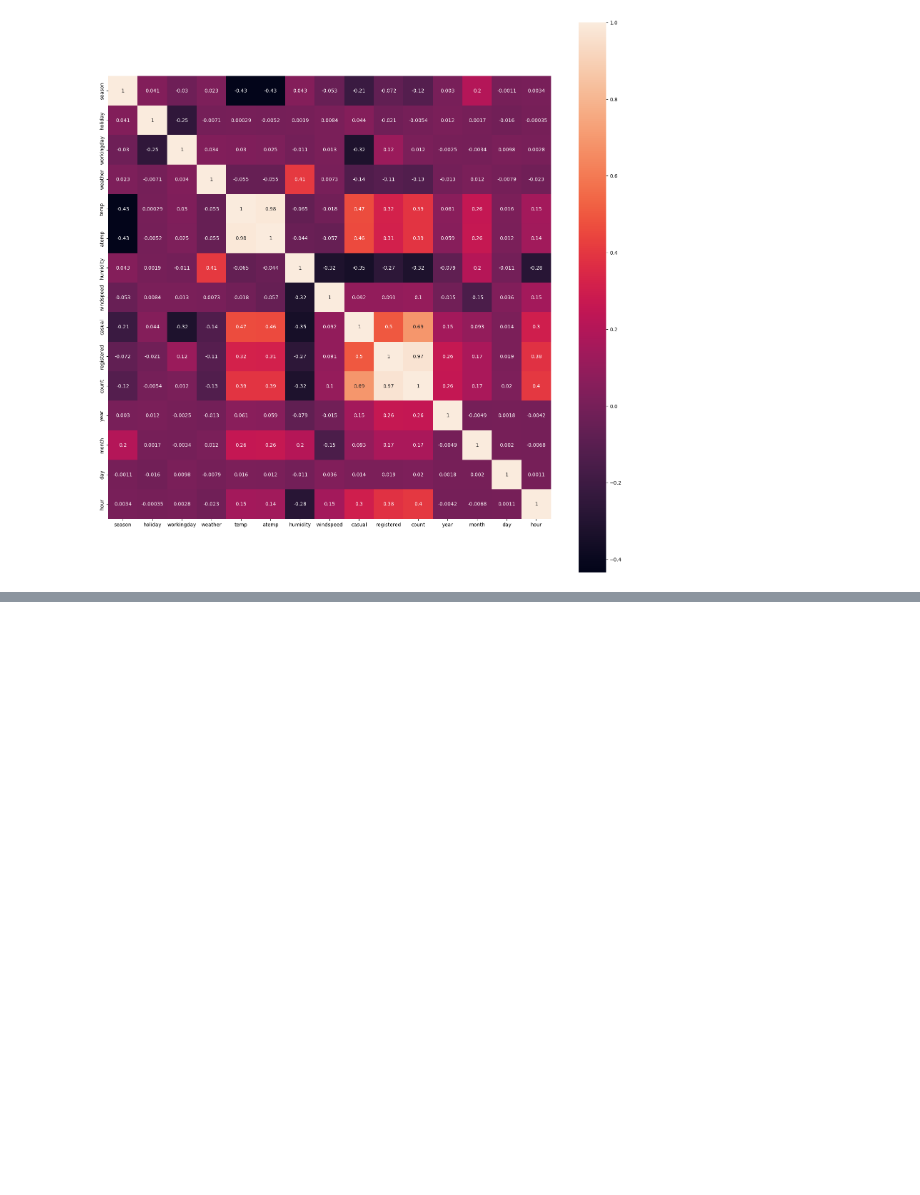
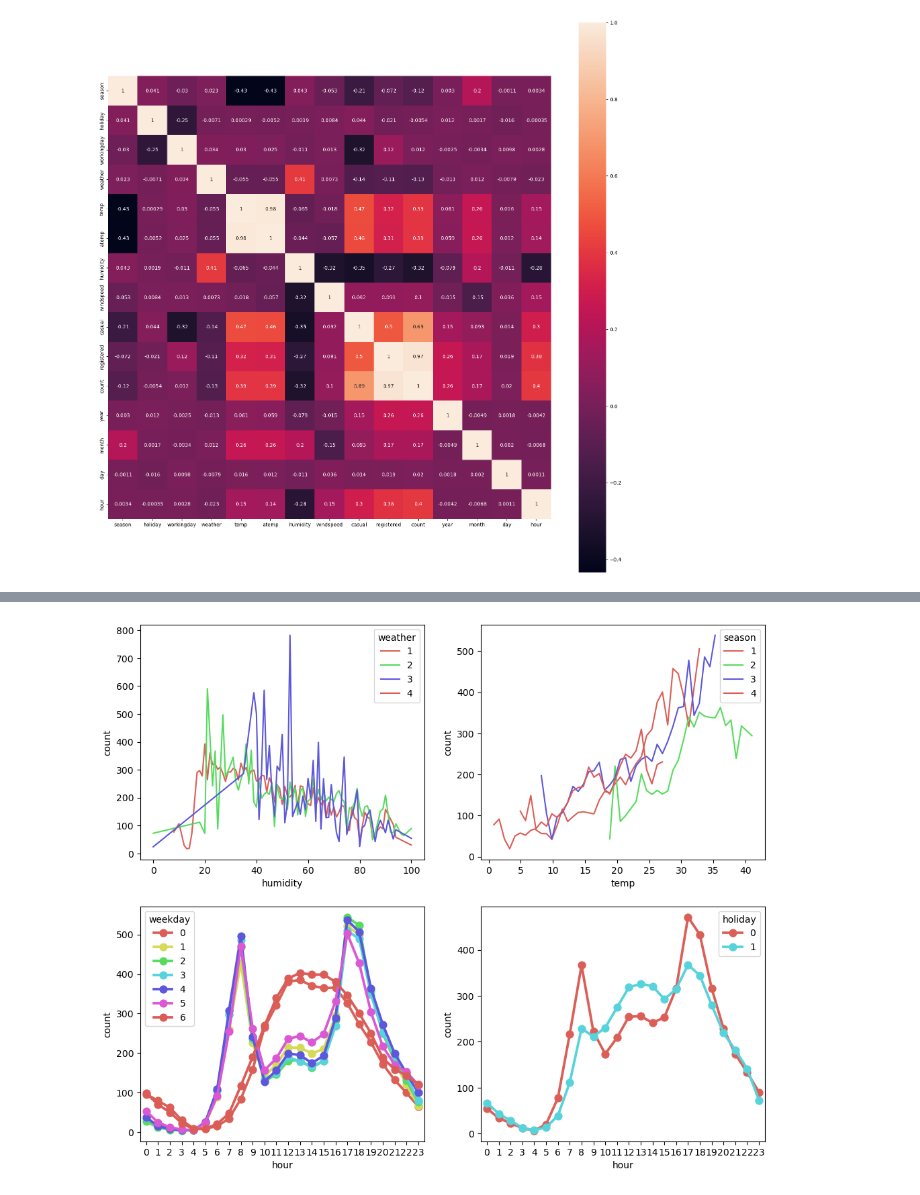
Before and after one commit to Ja-efan/DataScience, a Jupyter notebook: bike_sharing_demand.ipynb, the cells around one changed output, grey strips where cells are left out. Cells and saved outputs as stored; diff of their text form; code cells hidden in the pictures; blank space fills up the shorter version.

```diff
--- a/bike_sharing_demand.ipynb
+++ b/bike_sharing_demand.ipynb
@@ -306,0 +341,25 @@ ax = sns.heatmap(train.drop(columns=['datetime', 'weekday'], axis=1).corr(), ann
+# %%
+"""
+heatmap을 참조하여 두 개의 서로 다른 컬럼이 적용된 count 시각화
+"""
+fig = plt.figure(figsize=(12,10))
+
+# 날씨(weather)와 습도(humidity)에 따른 count
+ax1 = fig.add_subplot(2,2,1)
+ax1 = sns.lineplot(data=train.groupby(['weather', 'humidity'])['count'].mean().reset_index(),
+                   x='humidity', y='count', hue='weather', palette=hls_palette)
+
+# 계절과 온도에 따른 count
+ax2 = fig.add_subplot(2,2,2)
+ax2 = sns.lineplot(data=train.groupby(['season', 'temp'])['count'].mean().reset_index(),
+                   x='temp', y='count', hue='season', palette=hls_palette)
+# 요일과 시간에 따른 count
+ax3 = fig.add_subplot(2,2,3)
+ax3 = sns.pointplot(data=train.groupby(['weekday', 'hour'])['count'].mean().reset_index(),
+                    x='hour', y='count', hue='weekday', palette=hls_palette)
+# 휴일여부와 시간에 따른 count
+ax4 = fig.add_subplot(2,2,4)
+ax4 = sns.pointplot(data=train.groupby(['holiday', 'hour'])['count'].mean().reset_index(),
+                    x='hour', y='count', hue='holiday', palette=hls_palette)
+# %% [output]
+[figure, added]
```
Also changed, not shown: parts of 4 cells of this notebook.
